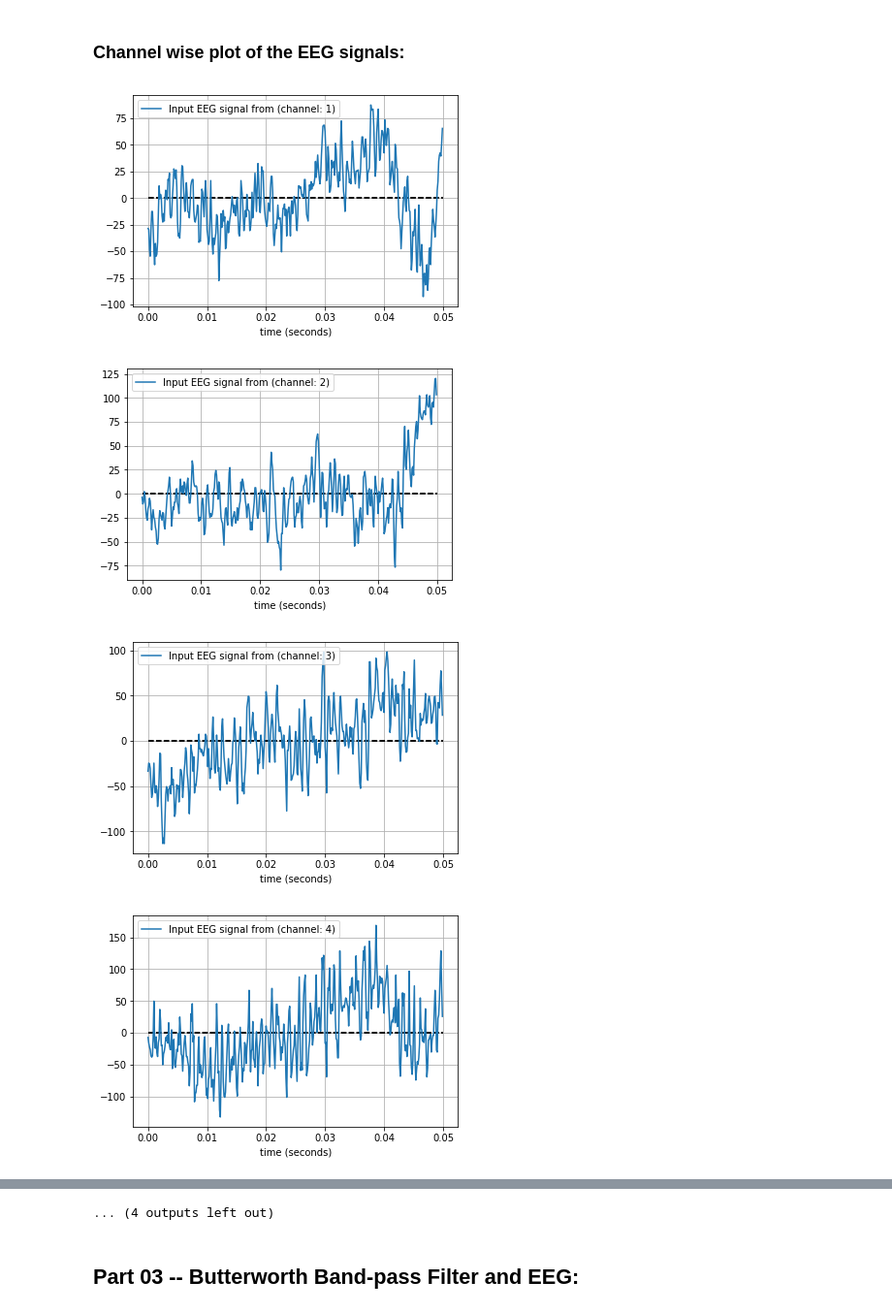
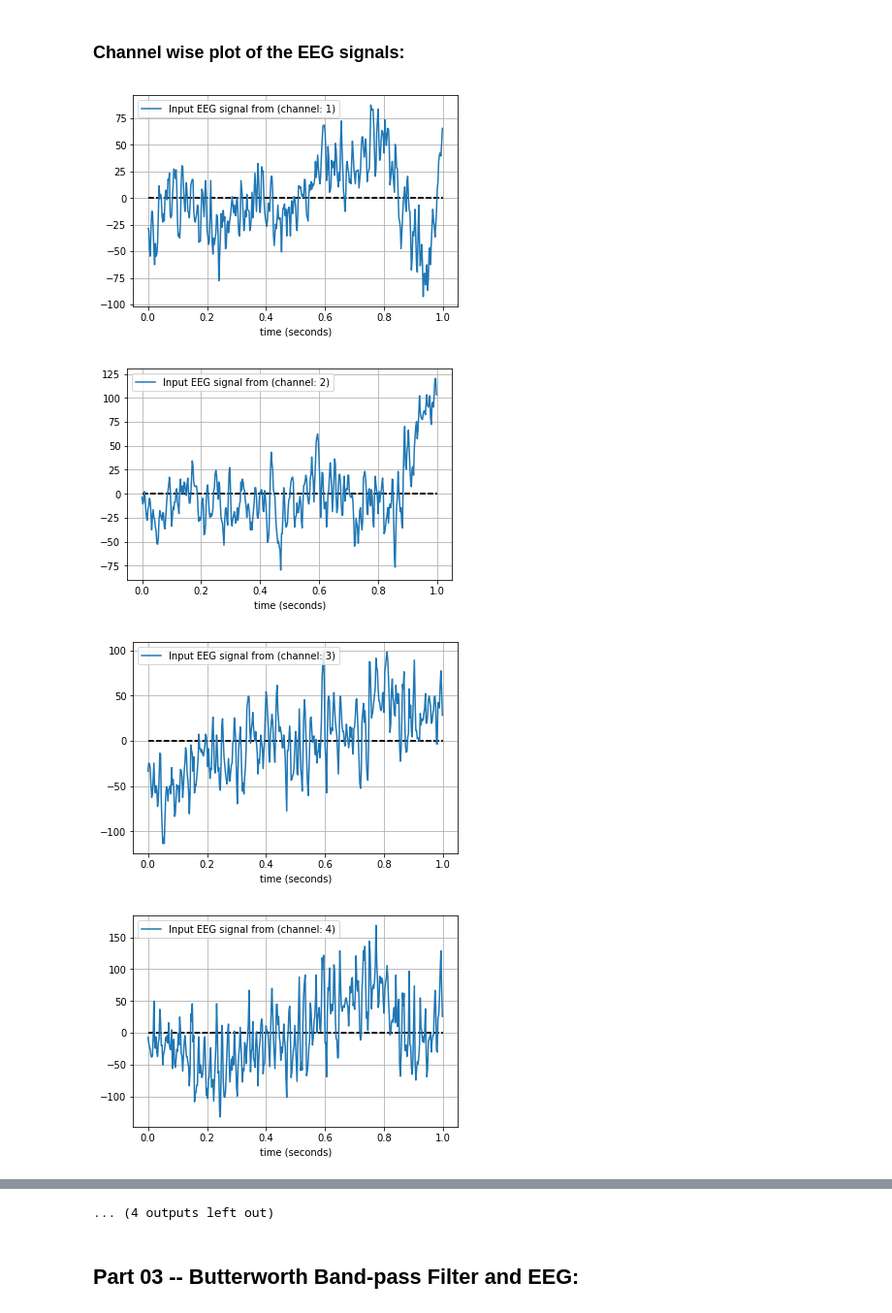
Before and after one commit to rahulremanan/HIMA, a Jupyter notebook: examples/Notebooks/05_Kaggle_seizure_detection/notebooks/Signal_processing.ipynb, the cells around one changed output, grey strips where cells are left out. Shown at 97% size. Saved outputs shown, nothing was run; the diff lists cells and outputs as text; code cells hidden in the pictures.

```diff
--- a/examples/Notebooks/05_Kaggle_seizure_detection/notebooks/Signal_processing.ipynb
+++ b/examples/Notebooks/05_Kaggle_seizure_detection/notebooks/Signal_processing.ipynb
@@ -163,21 +163,21 @@ eeg_data.shape
 ### Channel wise plot of the EEG signals:
 # %%
 for n in range(eeg_data.shape[0]):
-    T = 0.05
+    T = 1
     nsamples = eeg_data.shape[1]
     t = np.linspace(0, T, nsamples, endpoint=False)
     a = 0.02
     plt.figure(2)
     plt.clf()
     plt.plot(t, eeg_data[n], label='Input EEG signal from (channel: %g)' % (n+1))
     plt.xlabel('time (seconds)')
     plt.hlines([-a, a], 0, T, linestyles='--')
     plt.grid(True)
     plt.axis('tight')
     plt.legend(loc='upper left')
     plt.show()
 # %% [output]
-[figure, old version]
+[figure, new version]
-[figure, old version]
+[figure, new version]
-[figure, old version]
+[figure, new version]
-[figure, old version]
+[figure, new version]
```
Also changed, not shown: parts of 4 cells of this notebook.
